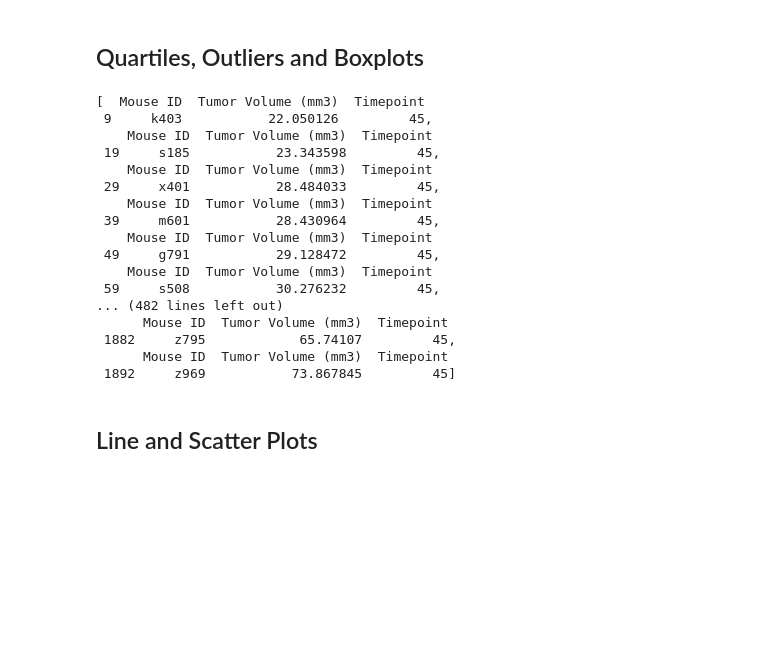
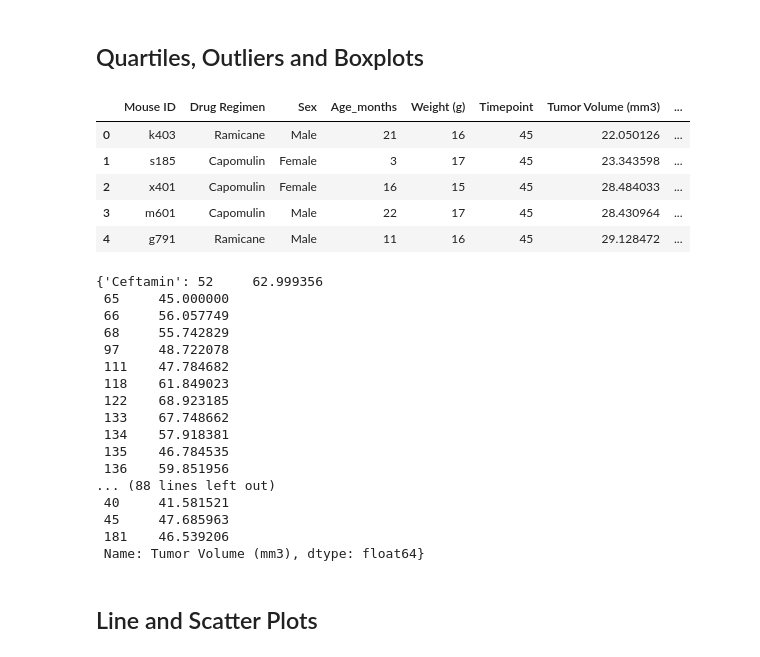
Before and after one commit to reccleston/matplotlib-challenge, a Jupyter notebook: Pymaceuticals/pymaceuticals_starter.ipynb, the cells around one changed output. Saved outputs shown, nothing was run; the diff lists cells and outputs as text; code cells hidden in the pictures; blank space fills up the shorter version.

```diff
--- a/Pymaceuticals/pymaceuticals_starter.ipynb
+++ b/Pymaceuticals/pymaceuticals_starter.ipynb
@@ -167,58 +167,82 @@ plt.show()
 # %%
 # Calculate the final tumor volume of each mouse across four of the treatment regimens:
 # Capomulin, Ramicane, Infubinol, and Ceftamin
 
 # Start by getting the last (greatest) timepoint for each mouse
-last_instances = []
-for mouse in not_clean['Mouse ID'].unique():
+
+mice_ids = not_clean['Mouse ID'].unique()
+last_timepoint = []
+
+for mouse in mice_ids:
     mouse_data = not_clean[not_clean['Mouse ID'] == mouse]
     max_timepoint = mouse_data['Timepoint'].max()
+    last_timepoint.append(max_timepoint)
 
+final = {'Mouse ID': mice_ids,
+         'Timepoint': last_timepoint}
 
-    last_mouse_instance = mouse_data.loc[mouse_data['Timepoint'] == max_timepoint]
-    last_mouse_instance = last_mouse_instance[['Mouse ID', 'Tumor Volume (mm3)', 'Timepoint']]
-
-    last_instances.append(last_mouse_instance)
-
-last_instances
-
+final_tps = pd.DataFrame(final)
 
 # Merge this group df with the original dataframe to get the tumor volume at the last timepoint
+# get subset of specifics drugs
+
+final_timepoint_df = pd.merge(not_clean, final_tps, on=['Mouse ID','Timepoint'])
+
+final_timepoint_df = final_timepoint_df[final_timepoint_df['Drug Regimen'] != 'Placebo']
+final_timepoint_df = final_timepoint_df[final_timepoint_df['Drug Regimen'] != 'Stelasyn']
+final_timepoint_df = final_timepoint_df[final_timepoint_df['Drug Regimen'] != 'Zoniferol']
+final_timepoint_df = final_timepoint_df[final_timepoint_df['Drug Regimen'] != 'Ketapril']
+final_timepoint_df = final_timepoint_df[final_timepoint_df['Drug Regimen'] != 'Propriva']
+final_timepoint_df = final_timepoint_df[final_timepoint_df['Drug Regimen'] != 'Naftisol']
+
+final_timepoint_df.head()
 # %% [output]
-[  Mouse ID  Tumor Volume (mm3)  Timepoint
- 9     k403           22.050126         45,
-    Mouse ID  Tumor Volume (mm3)  Timepoint
- 19     s185           23.343598         45,
-    Mouse ID  Tumor Volume (mm3)  Timepoint
- 29     x401           28.484033         45,
-    Mouse ID  Tumor Volume (mm3)  Timepoint
- 39     m601           28.430964         45,
-    Mouse ID  Tumor Volume (mm3)  Timepoint
- 49     g791           29.128472         45,
-    Mouse ID  Tumor Volume (mm3)  Timepoint
- 59     s508           30.276232         45,
-... (482 lines left out)
-      Mouse ID  Tumor Volume (mm3)  Timepoint
- 1882     z795            65.74107         45,
-      Mouse ID  Tumor Volume (mm3)  Timepoint
- 1892     z969           73.867845         45]
+|  | Mouse ID | Drug Regimen | Sex | Age_months | Weight (g) | Timepoint | Tumor Volume (mm3) | ... |
+| 0 | k403 | Ramicane | Male | 21 | 16 | 45 | 22.050126 | ... |
+| 1 | s185 | Capomulin | Female | 3 | 17 | 45 | 23.343598 | ... |
+| 2 | x401 | Capomulin | Female | 16 | 15 | 45 | 28.484033 | ... |
+| 3 | m601 | Capomulin | Male | 22 | 17 | 45 | 28.430964 | ... |
+| 4 | g791 | Ramicane | Male | 11 | 16 | 45 | 29.128472 | ... |
 # %%
 # Put treatments into a list for for loop (and later for plot labels)
-
+treatments = set(final_timepoint_df['Drug Regimen'])
 
 # Create empty list to fill with tumor vol data (for plotting)
-
+tumor_vol = {}
 
 # Calculate the IQR and quantitatively determine if there are any potential outliers.
 
 
     # Locate the rows which contain mice on each drug and get the tumor volumes
+for drug in treatments:
+    vol = final_timepoint_df.loc[final_timepoint_df['Drug Regimen'] == drug]
+    tumor_vol[drug] = vol['Tumor Volume (mm3)']
 
 
     # add subset
 
 
     # Determine outliers using upper and lower bounds
+
+tumor_vol
+# %% [output]
+{'Ceftamin': 52     62.999356
+ 65     45.000000
+ 66     56.057749
+ 68     55.742829
+ 97     48.722078
+ 111    47.784682
+ 118    61.849023
+ 122    68.923185
+ 133    67.748662
+ 134    57.918381
+ 135    46.784535
+ 136    59.851956
+... (88 lines left out)
+ 40     41.581521
+ 45     47.685963
+ 181    46.539206
+ Name: Tumor Volume (mm3), dtype: float64}
 # %%
 # Generate a box plot of the final tumor volume of each mouse across four regimens of interest
 # %% [markdown]
```
Also changed, not shown: parts of 1 cell of this notebook.
